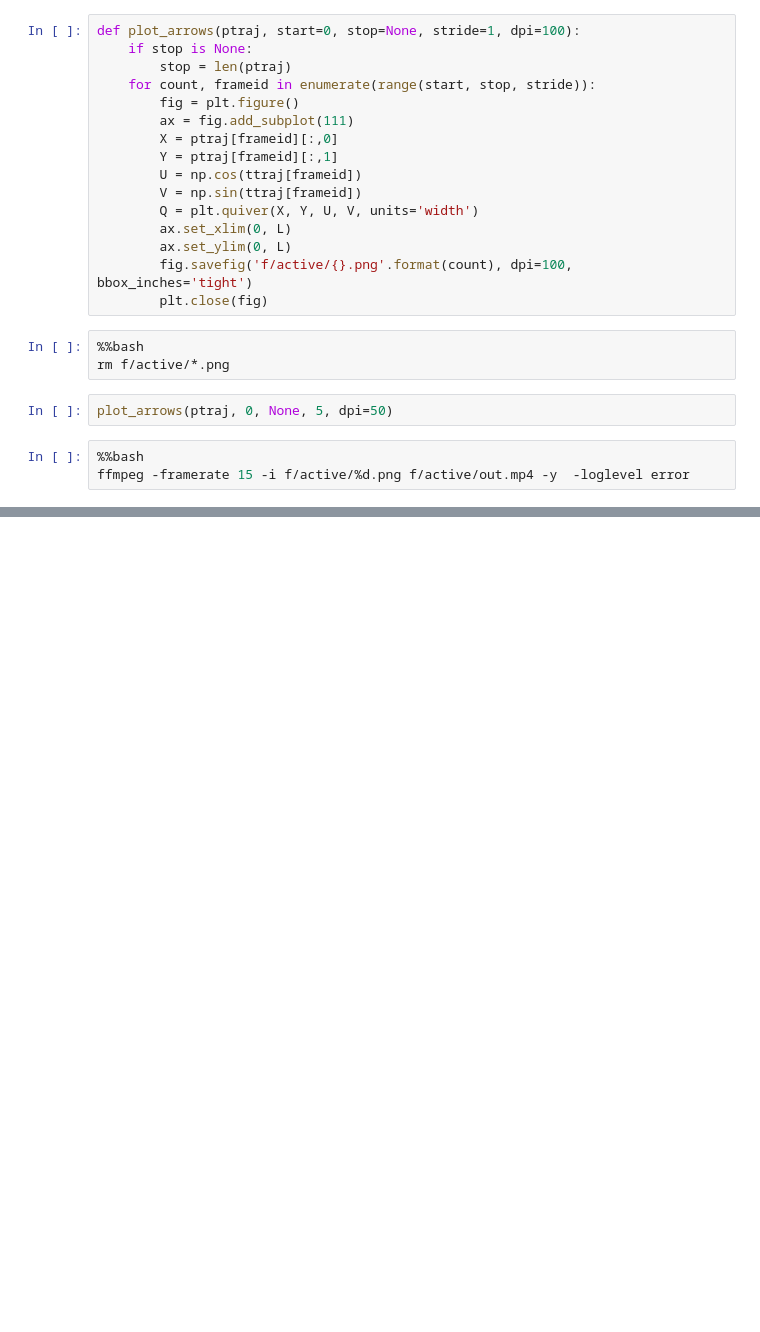
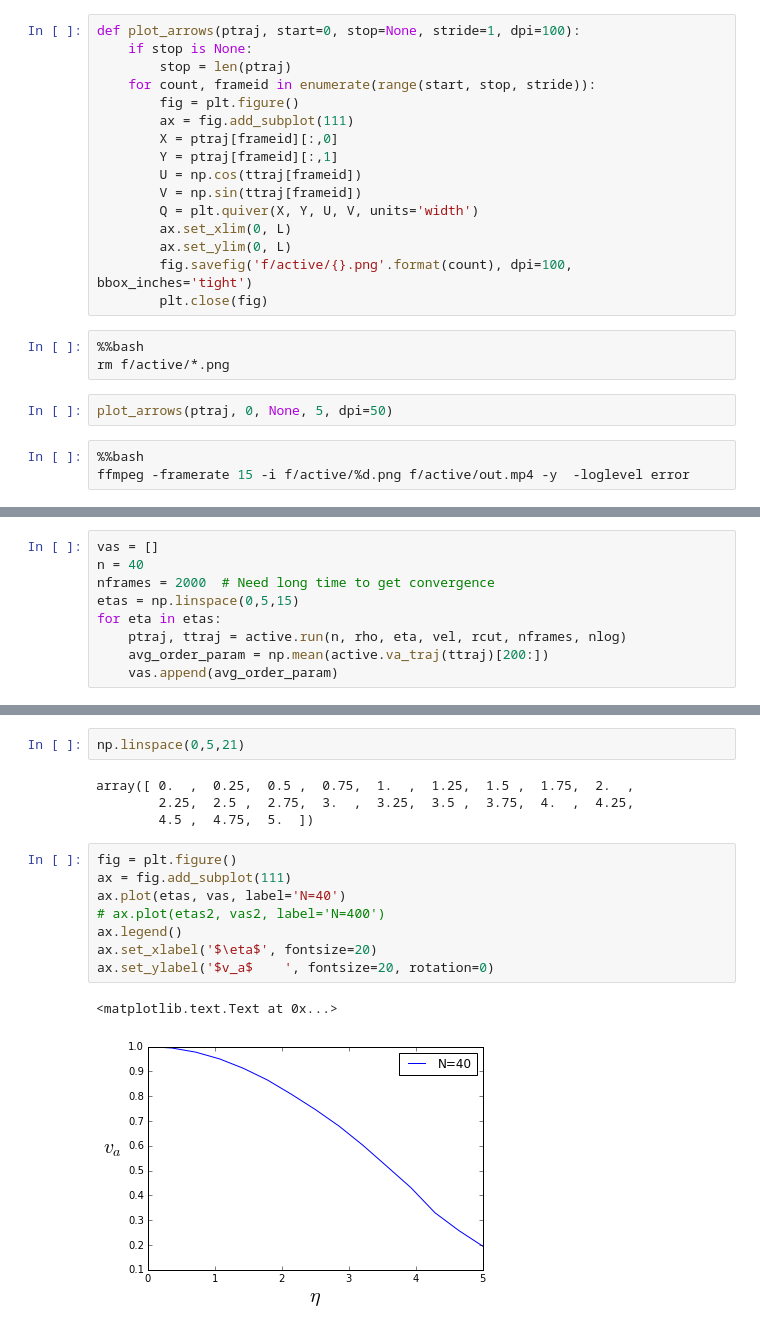
Before and after one commit to chargus/active, a Jupyter notebook: active.ipynb, the cells around one changed output, grey strips where cells are left out. Saved outputs shown, nothing was run; the diff lists cells and outputs as text; blank space fills up the shorter version.

```diff
--- a/active.ipynb
+++ b/active.ipynb
@@ -92,0 +73,9 @@ array([[ 2.16627558,  1.70669293],
+# %%
+vas = []
+n = 40
+nframes = 2000  # Need long time to get convergence
+etas = np.linspace(0,5,15)
+for eta in etas:
+    ptraj, ttraj = active.run(n, rho, eta, vel, rcut, nframes, nlog)
+    avg_order_param = np.mean(active.va_traj(ttraj)[200:])
+    vas.append(avg_order_param)
@@ -92,0 +107,17 @@ array([[ 2.16627558,  1.70669293],
+# %%
+np.linspace(0,5,21)
+# %% [output]
+array([ 0.  ,  0.25,  0.5 ,  0.75,  1.  ,  1.25,  1.5 ,  1.75,  2.  ,
+        2.25,  2.5 ,  2.75,  3.  ,  3.25,  3.5 ,  3.75,  4.  ,  4.25,
+        4.5 ,  4.75,  5.  ])
+# %%
+fig = plt.figure()
+ax = fig.add_subplot(111)
+ax.plot(etas, vas, label='N=40')
+# ax.plot(etas2, vas2, label='N=400')
+ax.legend()
+ax.set_xlabel('$\eta$', fontsize=20)
+ax.set_ylabel('$v_a$    ', fontsize=20, rotation=0)
+# %% [output]
+<matplotlib.text.Text at 0x...>
+[figure, added]
```
Also changed, not shown: parts of 40 cells of this notebook, 1 other file.
